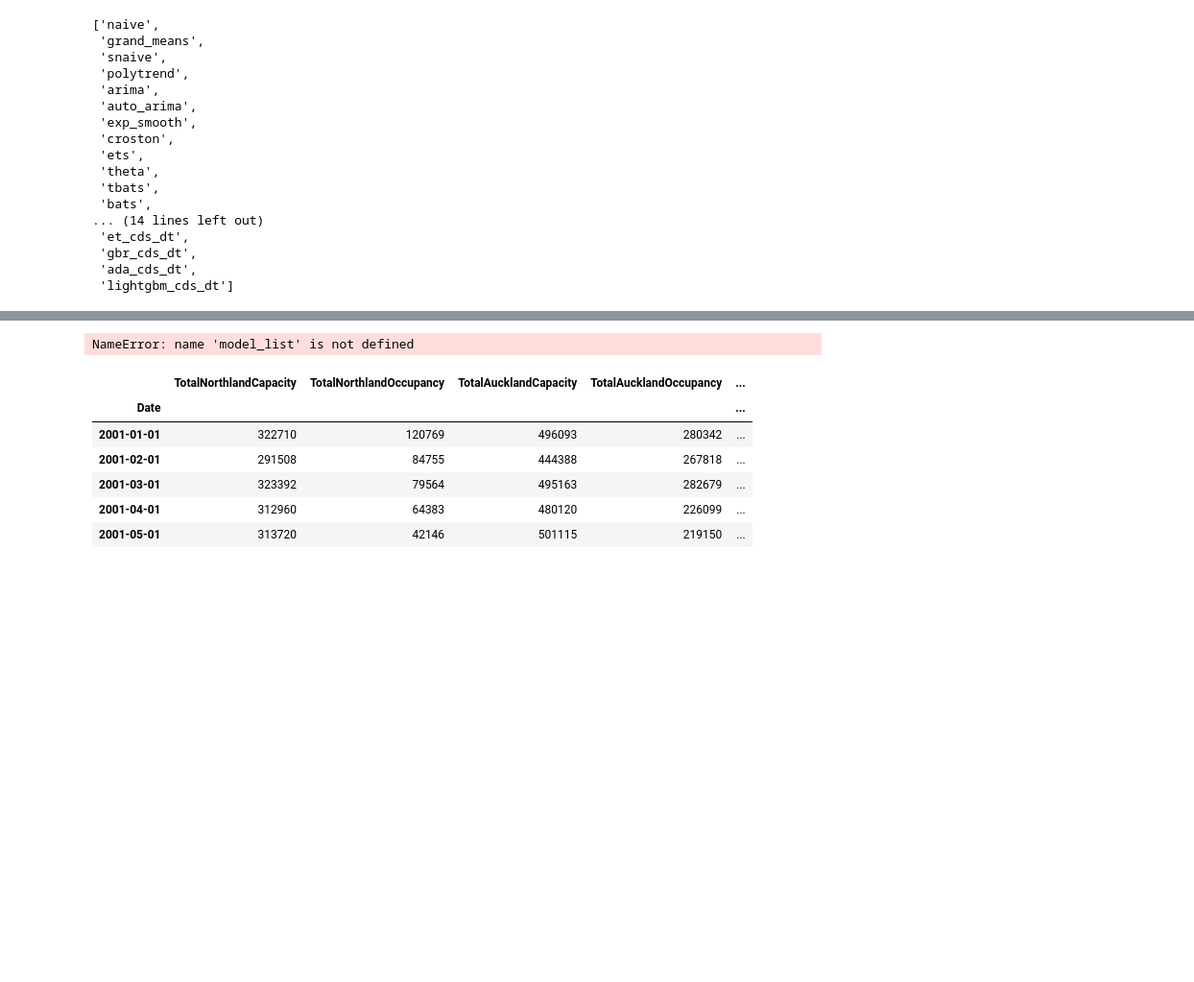
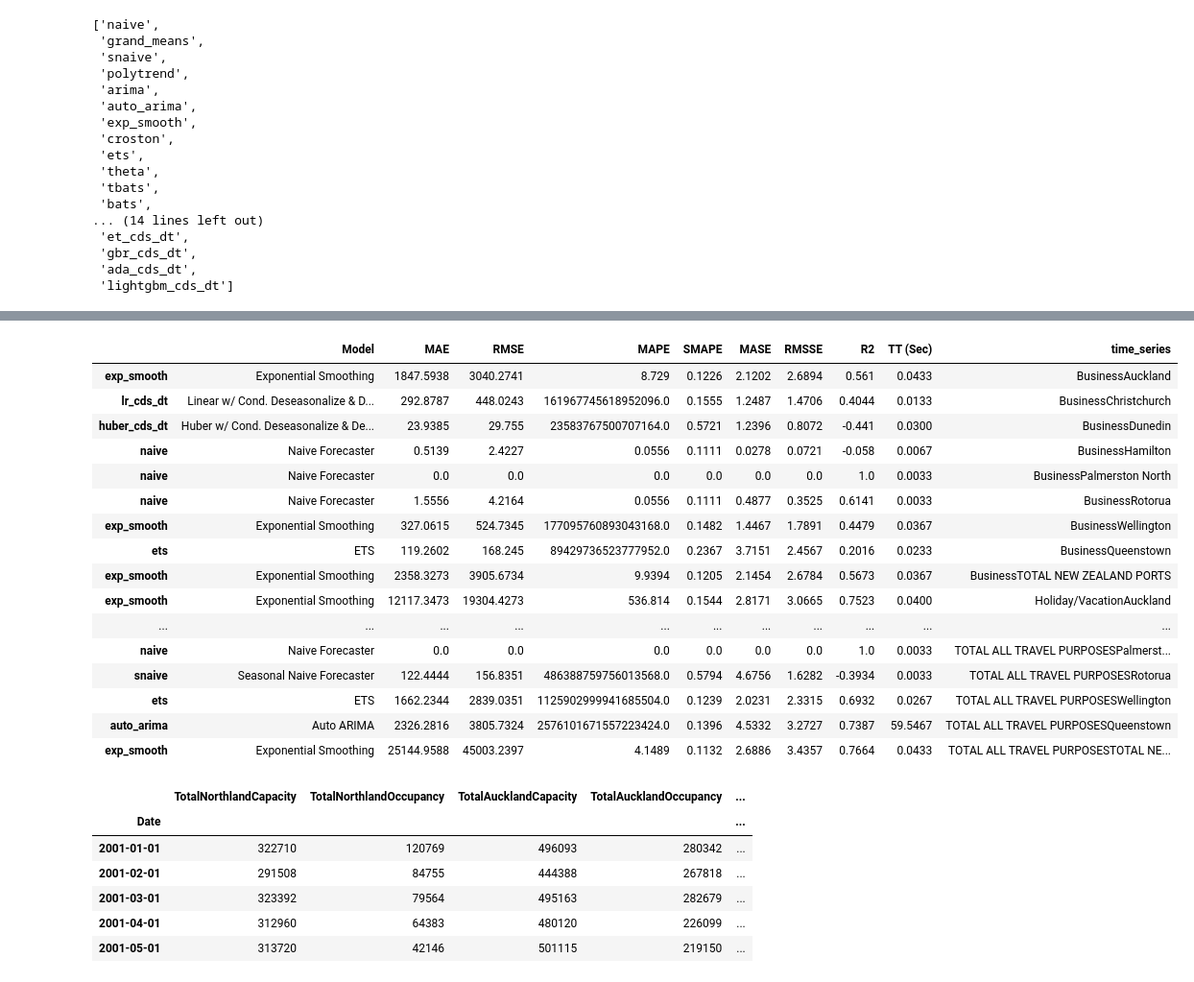
Before and after one commit to lutimoth/Tourism-Forecasting, a Jupyter notebook: Notebooks/Modeling with Pycaret.ipynb, the cells around one changed output, grey strips where cells are left out. Shown at 96% size. Drawn from its saved outputs; the diff is of its cells as text; code cells hidden in the pictures; blank space fills up the shorter version.

Commit message:
DoubleChecking Models

```diff
--- a/Notebooks/Modeling with Pycaret.ipynb
+++ b/Notebooks/Modeling with Pycaret.ipynb
@@ -206,31 +206,47 @@ final_model = {}
 # %%
 # We will run through all of these. For each, the outputs are similar to above.
 # We will set verbose = False to minimize the amount of clutter in our notebook
 for col in tqdm(arrivals.columns):
 
     # initialize setup
     exp=TSForecastingExperiment()
     exp.setup(data = arrivals[col], fh=24, seasonal_period = 12, verbose = False)
 
     # compare all models
     best_model = exp.compare_models(include = model_list, verbose = False)
 
     # capture the compare result grid and store best model in list
     p = exp.pull().iloc[0:1]
     p['time_series'] = str(col)
     all_results.append(p)
 
     # finalize model i.e. fit on entire data including test set
     #f = finalize_model(best_model)
 
     # attach final model to a dictionary
     #final_model[col] = f
 
     # save transformation pipeline and model as pickle file
     #save_model(f, model_name='trained_models/' + str(i), verbose=False)
 
 # concat the results and display the end result
-concat_results = pd.concat(all_results,axis=0)
-concat_results
+arrivals_results = pd.concat(all_results,axis=0)
+arrivals_results
 # %% [output]
-NameError: name 'model_list' is not defined
+|  | Model | MAE | RMSE | MAPE | SMAPE | MASE | RMSSE | R2 | TT (Sec) | time_series |
+| exp_smooth | Exponential Smoothing | 1847.5938 | 3040.2741 | 8.729 | 0.1226 | 2.1202 | 2.6894 | 0.561 | 0.0433 | BusinessAuckland |
+| lr_cds_dt | Linear w/ Cond. Deseasonalize & D... | 292.8787 | 448.0243 | 161967745618952096.0 | 0.1555 | 1.2487 | 1.4706 | 0.4044 | 0.0133 | BusinessChristchurch |
+| huber_cds_dt | Huber w/ Cond. Deseasonalize & De... | 23.9385 | 29.755 | 23583767500707164.0 | 0.5721 | 1.2396 | 0.8072 | -0.441 | 0.0300 | BusinessDunedin |
+| naive | Naive Forecaster | 0.5139 | 2.4227 | 0.0556 | 0.1111 | 0.0278 | 0.0721 | -0.058 | 0.0067 | BusinessHamilton |
+| naive | Naive Forecaster | 0.0 | 0.0 | 0.0 | 0.0 | 0.0 | 0.0 | 1.0 | 0.0033 | BusinessPalmerston North |
+| naive | Naive Forecaster | 1.5556 | 4.2164 | 0.0556 | 0.1111 | 0.4877 | 0.3525 | 0.6141 | 0.0033 | BusinessRotorua |
+| exp_smooth | Exponential Smoothing | 327.0615 | 524.7345 | 177095760893043168.0 | 0.1482 | 1.4467 | 1.7891 | 0.4479 | 0.0367 | BusinessWellington |
+| ets | ETS | 119.2602 | 168.245 | 89429736523777952.0 | 0.2367 | 3.7151 | 2.4567 | 0.2016 | 0.0233 | BusinessQueenstown |
+| exp_smooth | Exponential Smoothing | 2358.3273 | 3905.6734 | 9.9394 | 0.1205 | 2.1454 | 2.6784 | 0.5673 | 0.0367 | BusinessTOTAL NEW ZEALAND PORTS |
+| exp_smooth | Exponential Smoothing | 12117.3473 | 19304.4273 | 536.814 | 0.1544 | 2.8171 | 3.0665 | 0.7523 | 0.0400 | Holiday/VacationAuckland |
+| ... | ... | ... | ... | ... | ... | ... | ... | ... | ... | ... |
+| naive | Naive Forecaster | 0.0 | 0.0 | 0.0 | 0.0 | 0.0 | 0.0 | 1.0 | 0.0033 | TOTAL ALL TRAVEL PURPOSESPalmerst... |
+| snaive | Seasonal Naive Forecaster | 122.4444 | 156.8351 | 486388759756013568.0 | 0.5794 | 4.6756 | 1.6282 | -0.3934 | 0.0033 | TOTAL ALL TRAVEL PURPOSESRotorua |
+| ets | ETS | 1662.2344 | 2839.0351 | 1125902999941685504.0 | 0.1239 | 2.0231 | 2.3315 | 0.6932 | 0.0267 | TOTAL ALL TRAVEL PURPOSESWellington |
+| auto_arima | Auto ARIMA | 2326.2816 | 3805.7324 | 2576101671557223424.0 | 0.1396 | 4.5332 | 3.2727 | 0.7387 | 59.5467 | TOTAL ALL TRAVEL PURPOSESQueenstown |
+| exp_smooth | Exponential Smoothing | 25144.9588 | 45003.2397 | 4.1489 | 0.1132 | 2.6886 | 3.4357 | 0.7664 | 0.0433 | TOTAL ALL TRAVEL PURPOSESTOTAL NE... |
```
Also changed, not shown: parts of 6 cells of this notebook, 2 other files.
